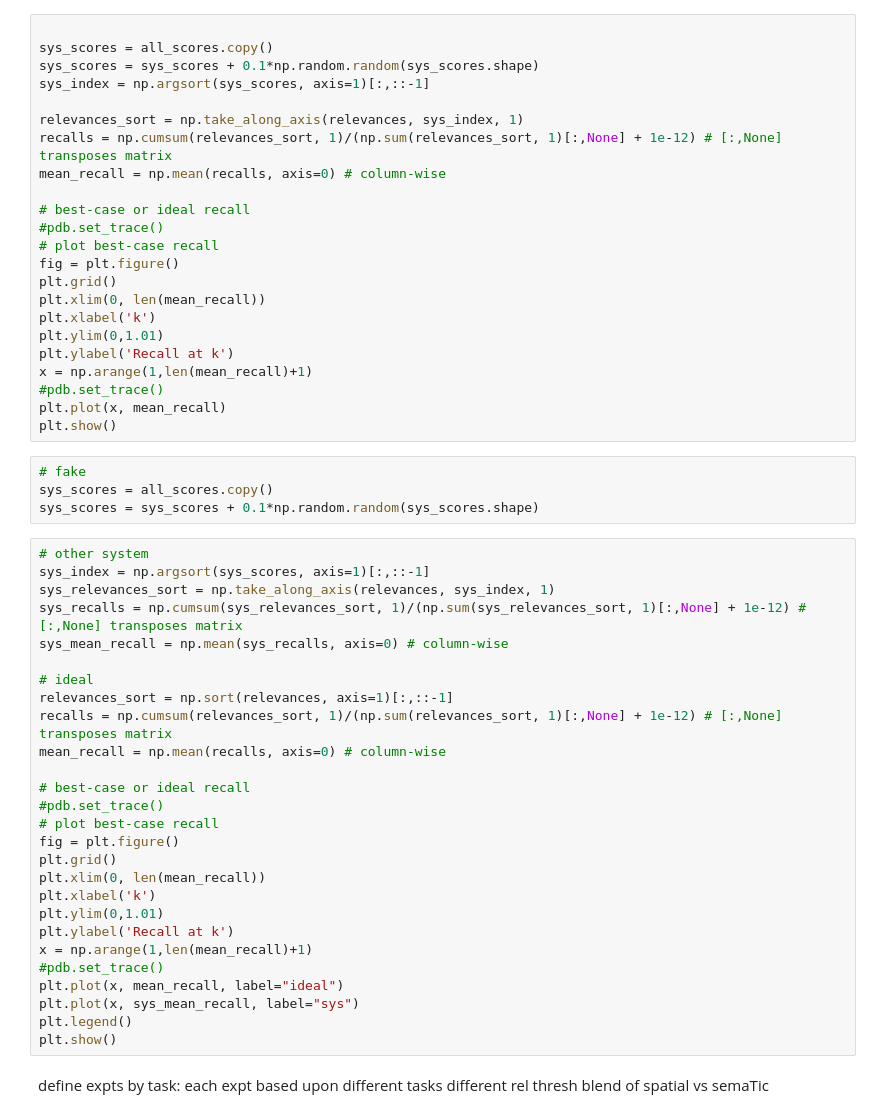
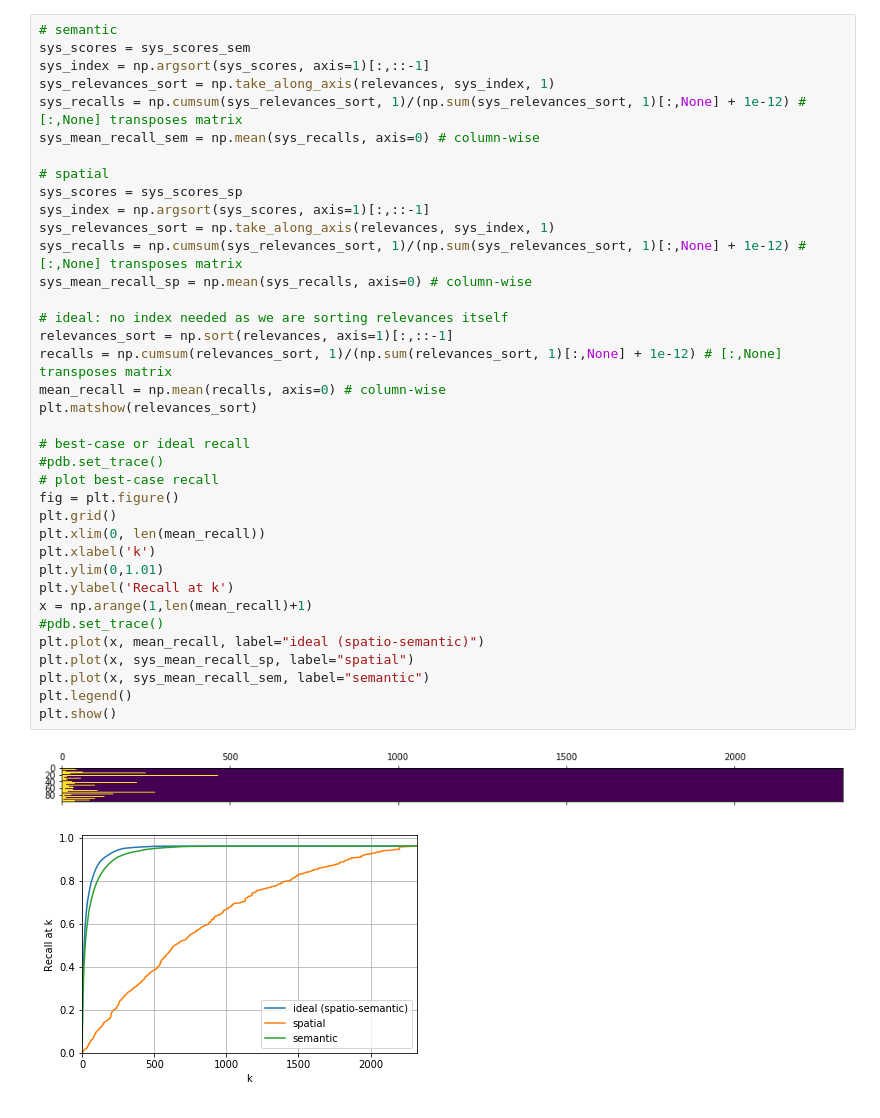
Before and after one commit to bschroedr/sg2im, a Jupyter notebook: EvaluateRetrieval.ipynb, the cells around one changed output. Cells and saved outputs as stored; diff of their text form.

```diff
--- a/EvaluateRetrieval.ipynb
+++ b/EvaluateRetrieval.ipynb
@@ -228,59 +246,41 @@ plt.plot(x, mean_recall)
 plt.show()
 # %%
+# semantic
+sys_scores = sys_scores_sem
+sys_index = np.argsort(sys_scores, axis=1)[:,::-1]
+sys_relevances_sort = np.take_along_axis(relevances, sys_index, 1)
+sys_recalls = np.cumsum(sys_relevances_sort, 1)/(np.sum(sys_relevances_sort, 1)[:,None] + 1e-12) # [:,None] transposes matrix
+sys_mean_recall_sem = np.mean(sys_recalls, axis=0) # column-wise
 
-sys_scores = all_scores.copy()
-sys_scores = sys_scores + 0.1*np.random.random(sys_scores.shape)
+# spatial
+sys_scores = sys_scores_sp
 sys_index = np.argsort(sys_scores, axis=1)[:,::-1]
+sys_relevances_sort = np.take_along_axis(relevances, sys_index, 1)
+sys_recalls = np.cumsum(sys_relevances_sort, 1)/(np.sum(sys_relevances_sort, 1)[:,None] + 1e-12) # [:,None] transposes matrix
+sys_mean_recall_sp = np.mean(sys_recalls, axis=0) # column-wise
 
-relevances_sort = np.take_along_axis(relevances, sys_index, 1)
+# ideal: no index needed as we are sorting relevances itself
+relevances_sort = np.sort(relevances, axis=1)[:,::-1]
 recalls = np.cumsum(relevances_sort, 1)/(np.sum(relevances_sort, 1)[:,None] + 1e-12) # [:,None] transposes matrix
 mean_recall = np.mean(recalls, axis=0) # column-wise
+plt.matshow(relevances_sort)
 
 # best-case or ideal recall
 #pdb.set_trace()
 # plot best-case recall
 fig = plt.figure()
 plt.grid()
 plt.xlim(0, len(mean_recall))
 plt.xlabel('k')
 plt.ylim(0,1.01)
 plt.ylabel('Recall at k')
 x = np.arange(1,len(mean_recall)+1)
 #pdb.set_trace()
-plt.plot(x, mean_recall)
+plt.plot(x, mean_recall, label="ideal (spatio-semantic)")
+plt.plot(x, sys_mean_recall_sp, label="spatial")
+plt.plot(x, sys_mean_recall_sem, label="semantic")
+plt.legend()
 plt.show()
+# %% [output]
+[figure, added]
+[figure, added]
-# %%
-# fake
-sys_scores = all_scores.copy()
-sys_scores = sys_scores + 0.1*np.random.random(sys_scores.shape)
-# %%
-# other system
-sys_index = np.argsort(sys_scores, axis=1)[:,::-1]
-sys_relevances_sort = np.take_along_axis(relevances, sys_index, 1)
-sys_recalls = np.cumsum(sys_relevances_sort, 1)/(np.sum(sys_relevances_sort, 1)[:,None] + 1e-12) # [:,None] transposes matrix
-sys_mean_recall = np.mean(sys_recalls, axis=0) # column-wise
-
-# ideal
-relevances_sort = np.sort(relevances, axis=1)[:,::-1]
-recalls = np.cumsum(relevances_sort, 1)/(np.sum(relevances_sort, 1)[:,None] + 1e-12) # [:,None] transposes matrix
-mean_recall = np.mean(recalls, axis=0) # column-wise
-
-# best-case or ideal recall
-#pdb.set_trace()
-# plot best-case recall
-fig = plt.figure()
-plt.grid()
-plt.xlim(0, len(mean_recall))
-plt.xlabel('k')
-plt.ylim(0,1.01)
-plt.ylabel('Recall at k')
-x = np.arange(1,len(mean_recall)+1)
-#pdb.set_trace()
-plt.plot(x, mean_recall, label="ideal")
-plt.plot(x, sys_mean_recall, label="sys")
-plt.legend()
-plt.show()
-# %% [markdown]
-define expts by task: each expt based upon different tasks
-different rel thresh
-blend of spatial vs semaTic
```
Also changed, not shown: parts of 15 cells of this notebook.
